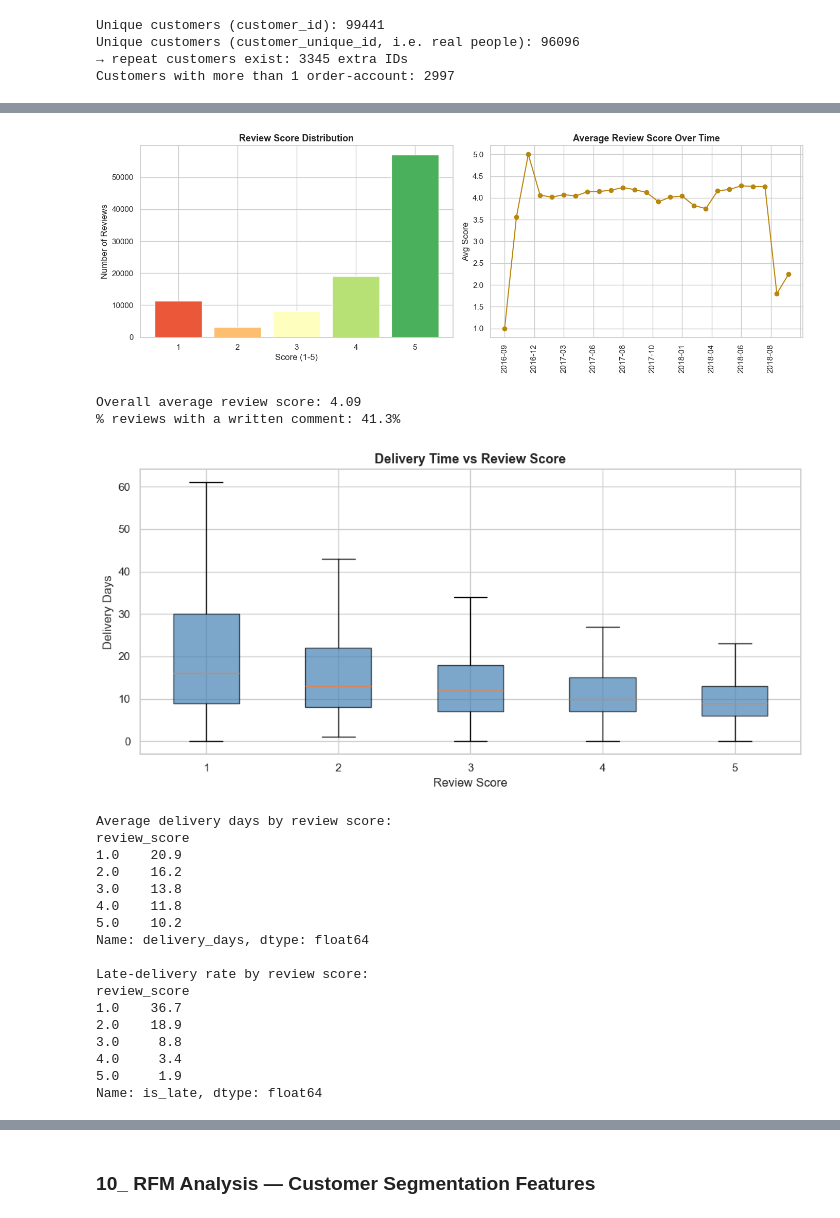
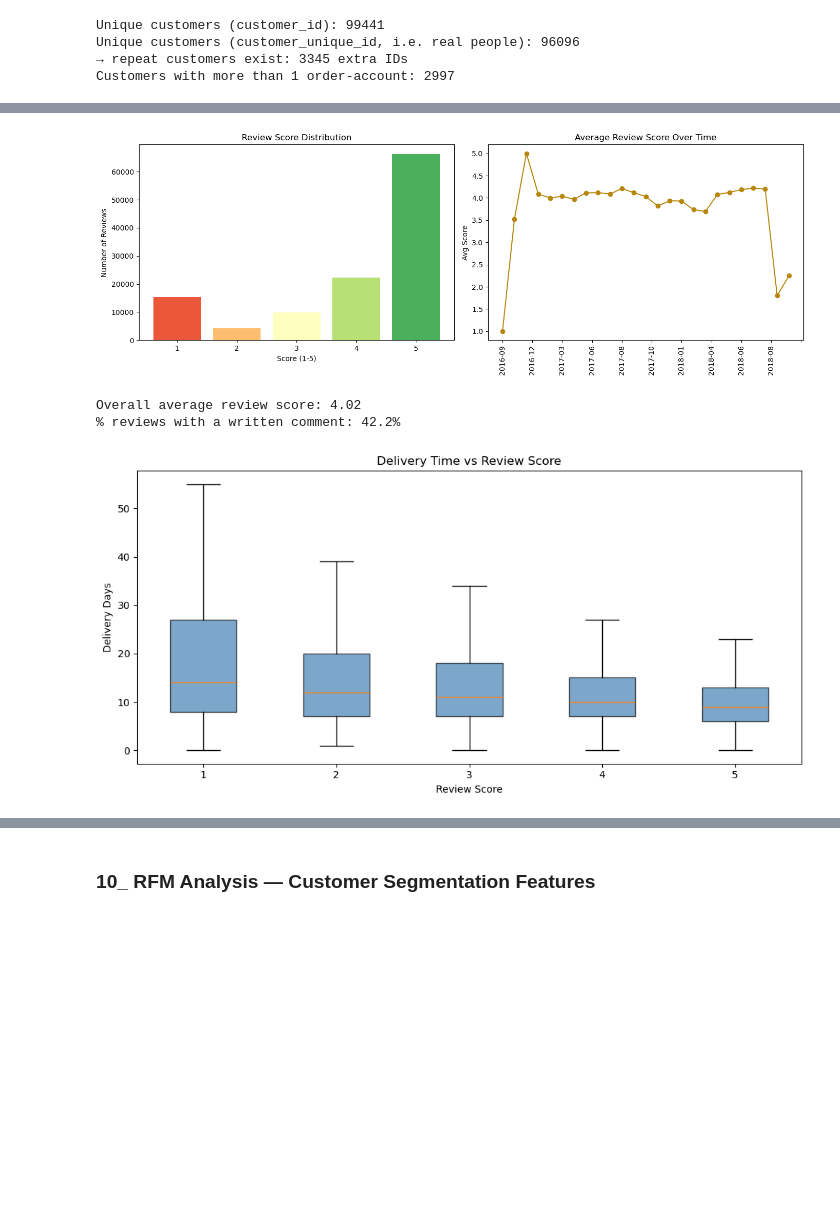
Before and after one commit to Mahmoud-islamcs/ecommerce-intelligence-platform, a Jupyter notebook: notebooks/ecommerce_intelligence_analysis.ipynb, the cells around one changed output, grey strips where cells are left out. Cells and saved outputs as stored; diff of their text form; code cells hidden in the pictures; blank space fills up the shorter version.

```diff
--- a/notebooks/ecommerce_intelligence_analysis.ipynb
+++ b/notebooks/ecommerce_intelligence_analysis.ipynb
@@ -1309,7 +1367,7 @@ plt.show()
 # %%
 # Revenue trend (delivered orders only, using item price + freight)
-delivered = master[master['order_status'] == 'delivered'].copy()
-
+delivered = full_data[full_data['order_status'] == 'delivered'].copy()
+full_data["item_total"] = full_data["price"] + full_data["freight_value"]
 monthly_revenue = delivered.groupby('purchase_year_month')['item_total'].sum().sort_index()
 
 plt.figure(figsize=(12, 5))
@@ -1320,8 +1378,4 @@ plt.xticks(rotation=90)
 plt.gca().xaxis.set_major_locator(mticker.MaxNLocator(nbins=15))
 plt.tight_layout()
 plt.show()
-
-print(f"Total revenue (delivered): R$ {delivered['item_total'].sum():,.2f}")
-print(f"Total items sold (delivered): {len(delivered):,}")
-print(f"Average order value: R$ {delivered.groupby('order_id')['item_total'].sum().mean():,.2f}")
 # %% [output]
@@ -1332,13 +1391,15 @@ Average order value: R$ 159.83
 # %%
+full_data["purchase_dow"] = full_data["order_purchase_timestamp"].dt.day_name()
+full_data["purchase_hour"] = full_data["order_purchase_timestamp"].dt.hour
 fig, axes = plt.subplots(1, 2, figsize=(14, 5))
 
 dow_order = ['Monday', 'Tuesday', 'Wednesday', 'Thursday', 'Friday', 'Saturday', 'Sunday']
-dow_counts = orders_full['purchase_dow'].value_counts().reindex(dow_order)
+dow_counts = full_data['purchase_dow'].value_counts().reindex(dow_order)
 axes[0].bar(dow_counts.index, dow_counts.values, color='steelblue')
 axes[0].set_title("Orders by Day of Week")
 axes[0].tick_params(axis='x', rotation=45)
 
-hour_counts = orders_full['purchase_hour'].value_counts().sort_index()
+hour_counts = full_data['purchase_hour'].value_counts().sort_index()
 axes[1].bar(hour_counts.index, hour_counts.values, color='coral')
 axes[1].set_title("Orders by Hour of Day")
 axes[1].set_xlabel("Hour")
@@ -1395,14 +1456,11 @@ plt.show()
 # %%
-if geoloc is not None and not geoloc.empty:
-    geo_sample = geoloc.sample(min(50_000, len(geoloc)), random_state=42)
-    plt.figure(figsize=(8, 8))
-    plt.scatter(geo_sample['geolocation_lng'], geo_sample['geolocation_lat'],
-                s=1, alpha=0.3, color='navy')
-    plt.title("Geolocation Points (sampled) — Brazil")
-    plt.xlabel("Longitude")
-    plt.ylabel("Latitude")
-    plt.tight_layout()
-    plt.show()
-else:
-    print("Geolocation data not loaded.")
+geo_sample = geolocation_df.sample(min(50_000, len(geolocation_df)), random_state=42)
+plt.figure(figsize=(8, 8))
+plt.scatter(geo_sample['geolocation_lng'], geo_sample['geolocation_lat'],
+            s=1, alpha=0.3, color='navy')
+plt.title("Geolocation Points (sampled) — Brazil")
+plt.xlabel("Longitude")
+plt.ylabel("Latitude")
+plt.tight_layout()
+plt.show()
 # %% [output]
@@ -1544,13 +1564,13 @@ plt.show()
 # Reviews / Customer Satisfaction
 fig, axes = plt.subplots(1, 2, figsize=(14, 5))
 
-score_counts = reviews_dedup['review_score'].value_counts().sort_index()
+score_counts = full_data['review_score'].value_counts().sort_index()
 axes[0].bar(score_counts.index, score_counts.values, color=sns.color_palette("RdYlGn", 5))
 axes[0].set_title("Review Score Distribution")
 axes[0].set_xlabel("Score (1-5)")
 axes[0].set_ylabel("Number of Reviews")
 
-avg_score_month = orders_full.dropna(subset=['review_score']).groupby('purchase_year_month')['review_score'].mean().sort_index()
+avg_score_month = full_data.dropna(subset=['review_score']).groupby('purchase_year_month')['review_score'].mean().sort_index()
 axes[1].plot(avg_score_month.index, avg_score_month.values, marker='o', color='darkgoldenrod')
 axes[1].set_title("Average Review Score Over Time")
 axes[1].set_ylabel("Avg Score")
@@ -1559,50 +1579,27 @@ axes[1].xaxis.set_major_locator(mticker.MaxNLocator(nbins=12))
 
 plt.tight_layout()
 plt.show()
-
-print(f"Overall average review score: {reviews_dedup['review_score'].mean():.2f}")
-print(f"% reviews with a written comment: "
-      f"{reviews_dedup['review_comment_message'].notna().mean()*100:.1f}%")
 # %% [output]
-[figure, old version]
+[figure, new version]
-Overall average review score: 4.09
-% reviews with a written comment: 41.3%
+# %%
+print(f"Overall average review score: {full_data['review_score'].mean():.2f}")
+print(f"% reviews with a written comment: "f"{full_data['review_comment_message'].notna().mean()*100:.1f}%")
+# %% [output]
+Overall average review score: 4.02
+% reviews with a written comment: 42.2%
 # %%
 # Does delivery speed / lateness affect review score?
-review_delivery = orders_full.dropna(subset=['review_score', 'delivery_days'])
+review_delivery = full_data.dropna(subset=['review_score', 'delivery_days'])
 
 plt.figure(figsize=(10, 5))
 box_data = [review_delivery.loc[review_delivery['review_score'] == s, 'delivery_days'].dropna()
             for s in [1, 2, 3, 4, 5]]
 plt.boxplot(box_data, labels=[1, 2, 3, 4, 5], showfliers=False, patch_artist=True,
             boxprops=dict(facecolor="steelblue", alpha=0.7))
 plt.title("Delivery Time vs Review Score")
 plt.ylabel("Delivery Days")
 plt.xlabel("Review Score")
 plt.tight_layout()
 plt.show()
-
-print("Average delivery days by review score:")
-print(review_delivery.groupby('review_score')['delivery_days'].mean().round(1))
-
-print("\nLate-delivery rate by review score:")
-print((review_delivery.groupby('review_score')['is_late'].mean() * 100).round(1))
 # %% [output]
-[figure, old version]
+[figure, new version]
-Average delivery days by review score:
-review_score
-1.0    20.9
-2.0    16.2
-3.0    13.8
-4.0    11.8
-5.0    10.2
-Name: delivery_days, dtype: float64
-
-Late-delivery rate by review score:
-review_score
-1.0    36.7
-2.0    18.9
-3.0     8.8
-4.0     3.4
-5.0     1.9
-Name: is_late, dtype: float64
```
Also changed, not shown: parts of 22 cells of this notebook, 2 other files.
